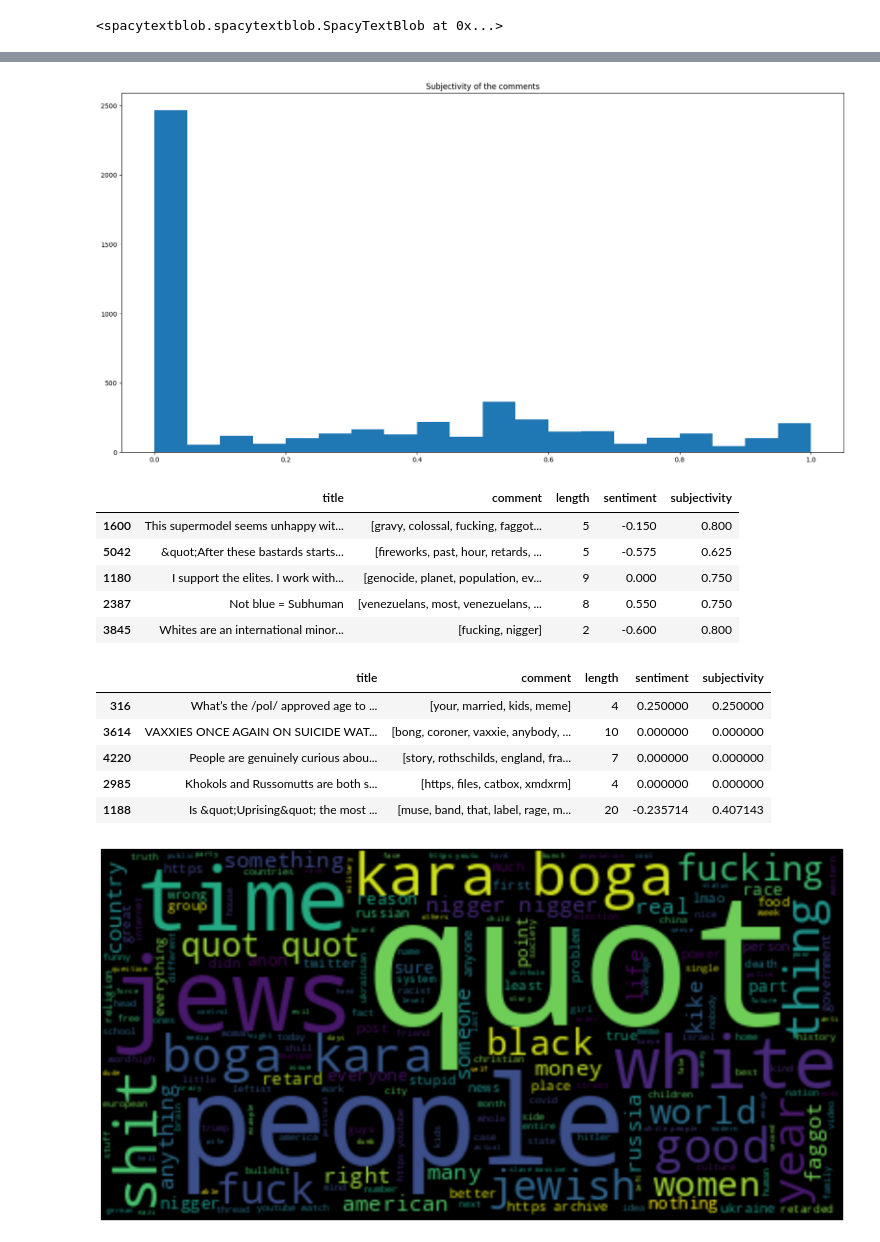
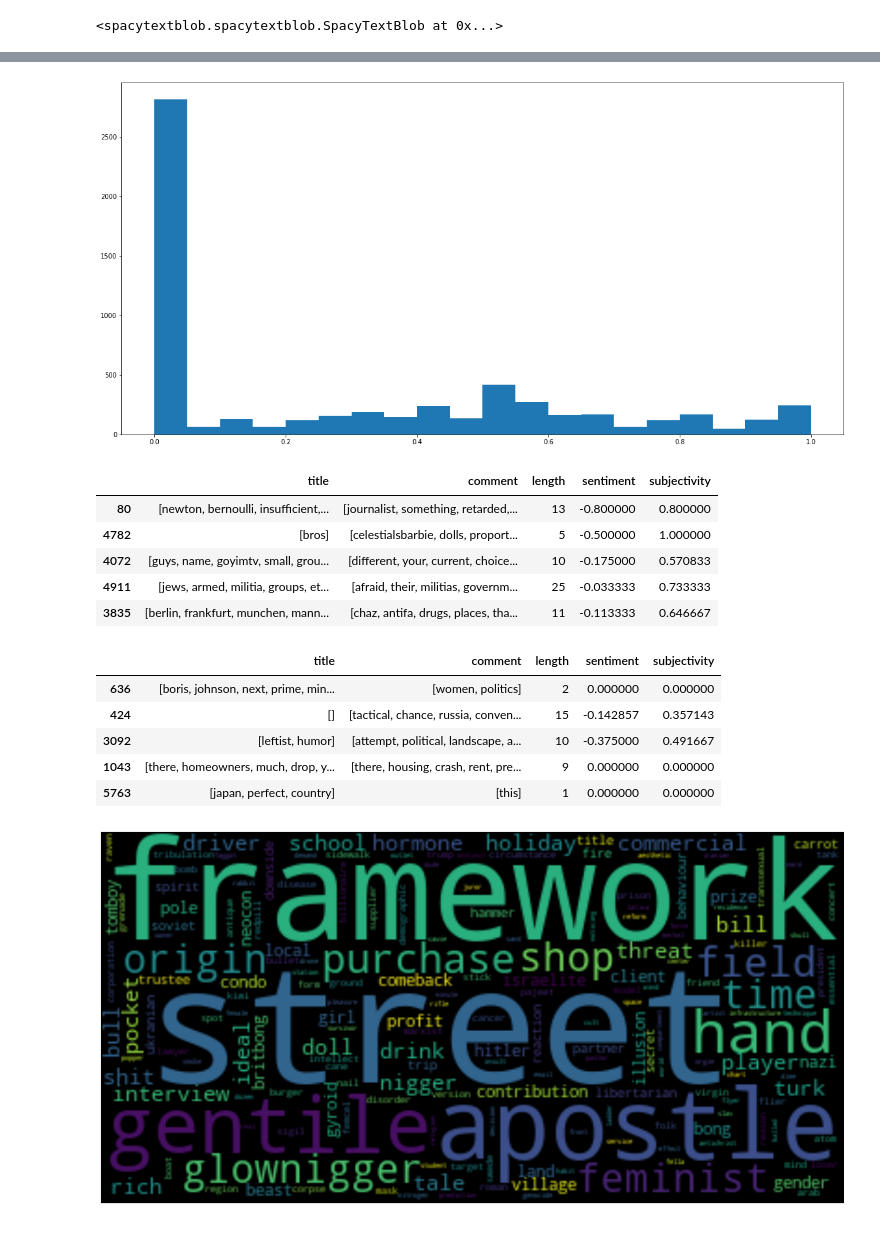
Before and after one commit to Extrieve/NLProject, a Jupyter notebook: 4chan/pandas_transformation.ipynb, the cells around one changed output, grey strips where cells are left out. Drawn from its saved outputs; the diff is of its cells as text; code cells hidden in the pictures.

```diff
--- a/4chan/pandas_transformation.ipynb
+++ b/4chan/pandas_transformation.ipynb
@@ -39,11 +38,11 @@ def clean_text(text):
 
     # only accept nouns, pronouns and entities
     doc = nlp(text)
-    text = [token.text for token in doc if token.pos_ in ['NOUN', 'PROPN', 'PRON', 'ADJ'] and len(token.text) > 3]
+    text = [token.text for token in doc if token.pos_ in ['NOUN', 'PROPN', 'PRON', 'ADJ'] and len(token.text) > 3 and 'quot' not in token.text]
     return text
 # %%
 # apply the clean_text function to the dataframe
-# df['title'] = df['title'].apply(clean_text)
+df['title'] = df['title'].apply(clean_text)
 df['comment'] = df['comment'].apply(clean_text)
 # %%
 df.head()
@@ -102,48 +100,51 @@ df['subjectivity'] = df['comment'].apply(lambda x: nlp(' '.join(x))._.blob.subje
 # %%
 # lets plot the subjectivity of the comments
 plt.figure(figsize=(20, 10))
-plt.title("Subjectivity of the comments")
 plt.hist(df['subjectivity'], bins=20)
 plt.show()
 # %% [output]
-[figure, old version]
+[figure, new version]
 # %%
 # show 5 samples of subjective comments, in which subjectivity is greater than 0.5
 df[df['subjectivity'] > 0.5].sample(5)
 # %% [output]
 |  | title | comment | length | sentiment | subjectivity |
-| 1600 | This supermodel seems unhappy wit... | [gravy, colossal, fucking, faggot... | 5 | -0.150 | 0.800 |
-| 5042 | &quot;After these bastards starts... | [fireworks, past, hour, retards, ... | 5 | -0.575 | 0.625 |
-| 1180 | I support the elites. I work with... | [genocide, planet, population, ev... | 9 | 0.000 | 0.750 |
-| 2387 | Not blue = Subhuman | [venezuelans, most, venezuelans, ... | 8 | 0.550 | 0.750 |
-| 3845 | Whites are an international minor... | [fucking, nigger] | 2 | -0.600 | 0.800 |
+| 80 | [newton, bernoulli, insufficient,... | [journalist, something, retarded,... | 13 | -0.800000 | 0.800000 |
+| 4782 | [bros] | [celestialsbarbie, dolls, proport... | 5 | -0.500000 | 1.000000 |
+| 4072 | [guys, name, goyimtv, small, grou... | [different, your, current, choice... | 10 | -0.175000 | 0.570833 |
+| 4911 | [jews, armed, militia, groups, et... | [afraid, their, militias, governm... | 25 | -0.033333 | 0.733333 |
+| 3835 | [berlin, frankfurt, munchen, mann... | [chaz, antifa, drugs, places, tha... | 11 | -0.113333 | 0.646667 |
 # %%
 # show 5 samples of objective comments, in which subjectivity is less than 0.5
 df[df['subjectivity'] < 0.5].sample(5)
 # %% [output]
 |  | title | comment | length | sentiment | subjectivity |
-| 316 | What’s the /pol/ approved age to ... | [your, married, kids, meme] | 4 | 0.250000 | 0.250000 |
-| 3614 | VAXXIES ONCE AGAIN ON SUICIDE WAT... | [bong, coroner, vaxxie, anybody, ... | 10 | 0.000000 | 0.000000 |
-| 4220 | People are genuinely curious abou... | [story, rothschilds, england, fra... | 7 | 0.000000 | 0.000000 |
-| 2985 | Khokols and Russomutts are both s... | [https, files, catbox, xmdxrm] | 4 | 0.000000 | 0.000000 |
-| 1188 | Is &quot;Uprising&quot; the most ... | [muse, band, that, label, rage, m... | 20 | -0.235714 | 0.407143 |
+| 636 | [boris, johnson, next, prime, min... | [women, politics] | 2 | 0.000000 | 0.000000 |
+| 424 | [] | [tactical, chance, russia, conven... | 15 | -0.142857 | 0.357143 |
+| 3092 | [leftist, humor] | [attempt, political, landscape, a... | 10 | -0.375000 | 0.491667 |
+| 1043 | [there, homeowners, much, drop, y... | [there, housing, crash, rent, pre... | 9 | 0.000000 | 0.000000 |
+| 5763 | [japan, perfect, country] | [this] | 1 | 0.000000 | 0.000000 |
 # %%
 # lets create a word cloud of the most common words in the comments
 from wordcloud import WordCloud
 
 # create a string of all the comments
-all_comments = ' '.join(df['comment'].apply(lambda x: ' '.join(x)))
+all_comments = set()
+for comment in df['comment']:
+    all_comments.update(comment)
+
+print(len(all_comments)) # the number of unique words in the comments
 
 # create a word cloud object
-wordcloud = WordCloud().generate(all_comments)
+wordcloud = WordCloud().generate(' '.join(all_comments))
 
 # plot the word cloud, make it larger
 plt.figure(figsize=(20,10))
 plt.imshow(wordcloud, interpolation='bilinear')
 plt.axis("off")
 plt.show()
 # %% [output]
-[figure, old version]
+[figure, new version]
 # %%
 # lets create a word cloud of the most common words in the comments, but only for negative comments
 negative_comments = ' '.join(df[df['sentiment'] < -0.5]['comment'].apply(lambda x: ' '.join(x)))
```
Also changed, not shown: parts of 18 cells of this notebook, 1 other file.
